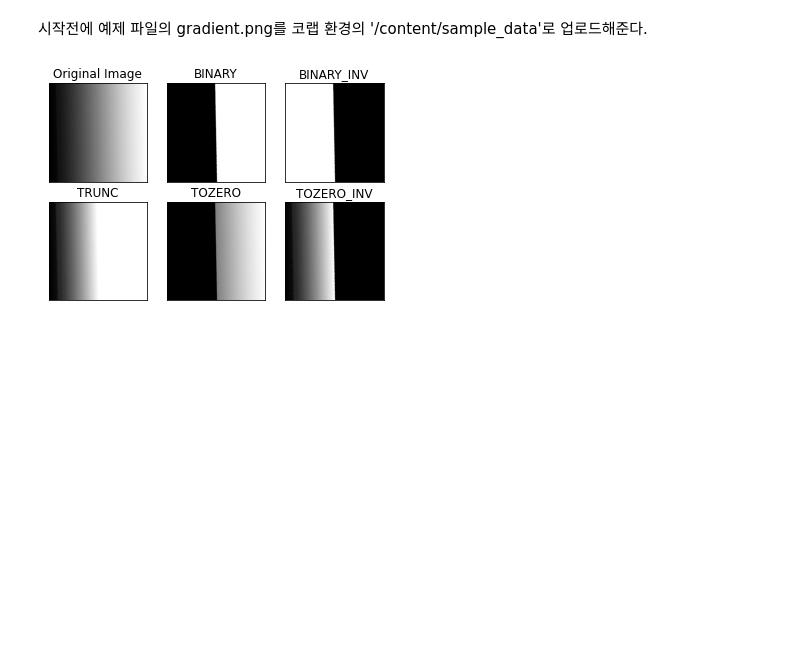
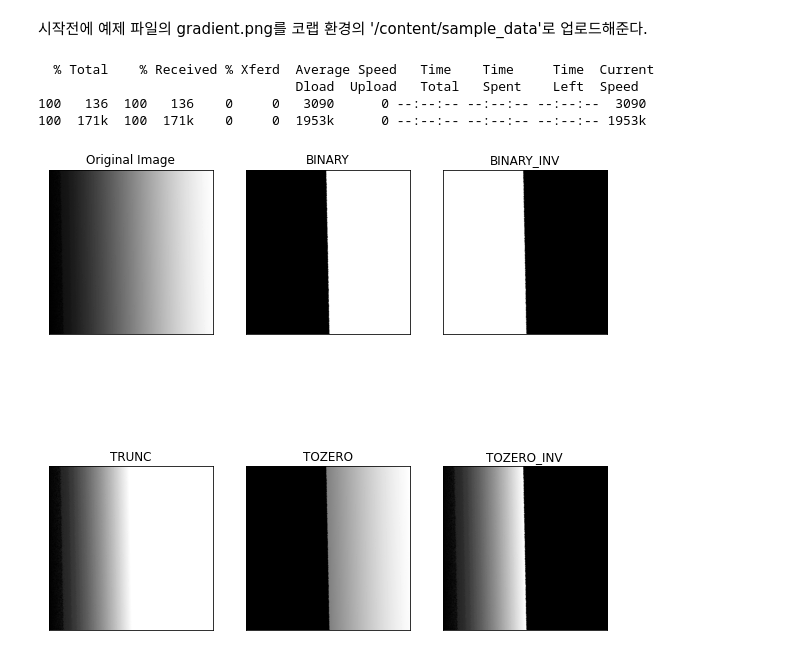
Before and after one commit to swkim01/DSAC5, a Jupyter notebook: gg-09-이진화_예제.ipynb, the cells around one changed output. Drawn from its saved outputs; the diff is of its cells as text; code cells hidden in the pictures; blank space fills up the shorter version.

```diff
--- a/gg-09-이진화_예제.ipynb
+++ b/gg-09-이진화_예제.ipynb
@@ -19,20 +19,29 @@
 # %%
 import cv2 as cv
 import numpy as np
 from matplotlib import pyplot as plt
-img = cv.imread('/content/sample_data/gradient.png',0)
+
+# 이미지 읽기
+!curl -L https://github.com/swkim01/DSAC5/raw/main/data/gradient.png -o gradient.png
+img = cv.imread('./gradient.png',0)
+#img = cv.imread('/content/sample_data/gradient.png',0)
 ret,thresh1 = cv.threshold(img,127,255,cv.THRESH_BINARY)
 ret,thresh2 = cv.threshold(img,127,255,cv.THRESH_BINARY_INV)
 ret,thresh3 = cv.threshold(img,127,255,cv.THRESH_TRUNC)
 ret,thresh4 = cv.threshold(img,127,255,cv.THRESH_TOZERO)
 ret,thresh5 = cv.threshold(img,127,255,cv.THRESH_TOZERO_INV)
 titles = ['Original Image','BINARY','BINARY_INV','TRUNC','TOZERO','TOZERO_INV']
 images = [img, thresh1, thresh2, thresh3, thresh4, thresh5]
+plt.figure(figsize=(10,10))
 for i in range(6):
     plt.subplot(2,3,i+1)
     plt.imshow(images[i],'gray')
     plt.title(titles[i])
     plt.xticks([]),plt.yticks([])
 plt.show()
 # %% [output]
+  % Total    % Received % Xferd  Average Speed   Time    Time     Time  Current
+                                 Dload  Upload   Total   Spent    Left  Speed
+100   136  100   136    0     0   3090      0 --:--:-- --:--:-- --:--:--  3090
+100  171k  100  171k    0     0  1953k      0 --:--:-- --:--:-- --:--:-- 1953k
-[figure, old version]
+[figure, new version]
```
